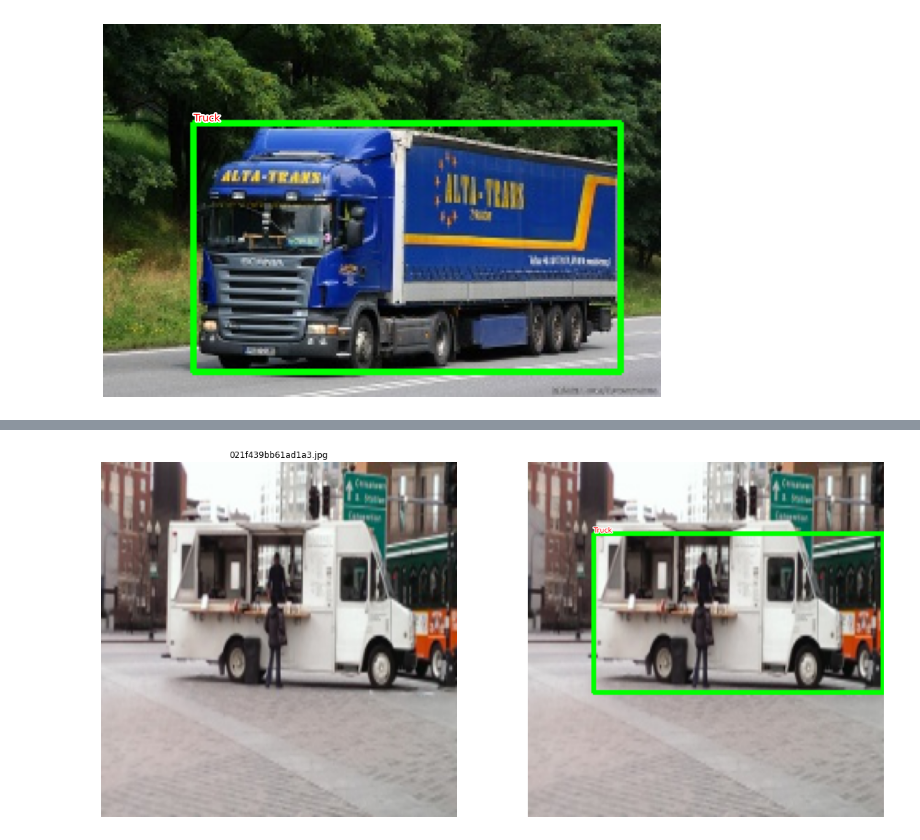
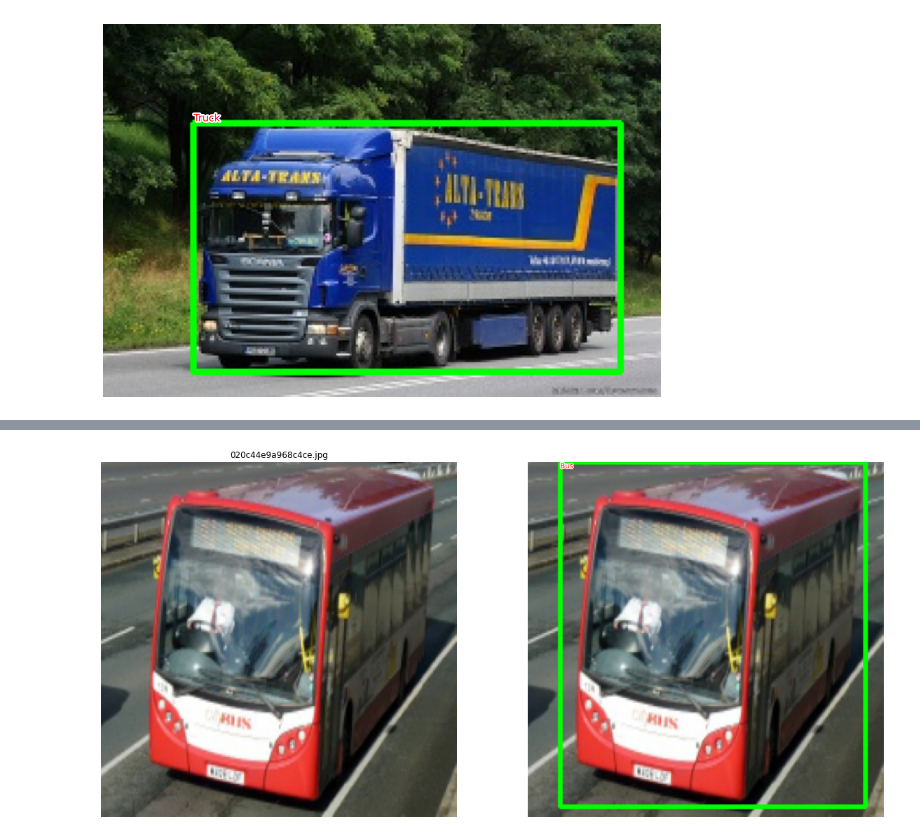
Before and after one commit to KSDeng/CS5242-2022fall, a Jupyter notebook: answers/HW7/Homework_07_Q1.ipynb, the cells around one changed output, grey strips where cells are left out. Saved outputs shown, nothing was run; the diff lists cells and outputs as text; code cells hidden in the pictures.

```diff
--- a/answers/HW7/Homework_07_Q1.ipynb
+++ b/answers/HW7/Homework_07_Q1.ipynb
@@ -374,7 +375,8 @@ def test_predictions(filename):
 
     ixs = clss!=background_class
     confs, clss, probs, deltas, candidates = [tensor[ixs] for tensor in [confs, clss, probs, deltas, candidates]]
-    bbs = candidates + deltas
+    bbs = candidates + deltas * 224
+    bbs = np.clip(bbs, 0, 223)
     ixs = nms(torch.tensor(bbs.astype(np.float32)), torch.tensor(confs), 0.05)
     confs, clss, probs, deltas, candidates, bbs = [tensor[ixs] for tensor in [confs, clss, probs, deltas, candidates, bbs]]
     if len(ixs) == 1:
@@ -394,6 +396,6 @@ def test_predictions(filename):
         show(img, bbs=bbs.tolist(), texts=[target2label[c] for c in clss.tolist()], ax=ax[1])
         plt.show()
 # %%
-test_predictions(test_ds[29][-1])
+test_predictions(test_ds[15][-1])
 # %% [output]
-[figure, old version]
+[figure, new version]
```
Also changed, not shown: parts of 2 cells of this notebook.
